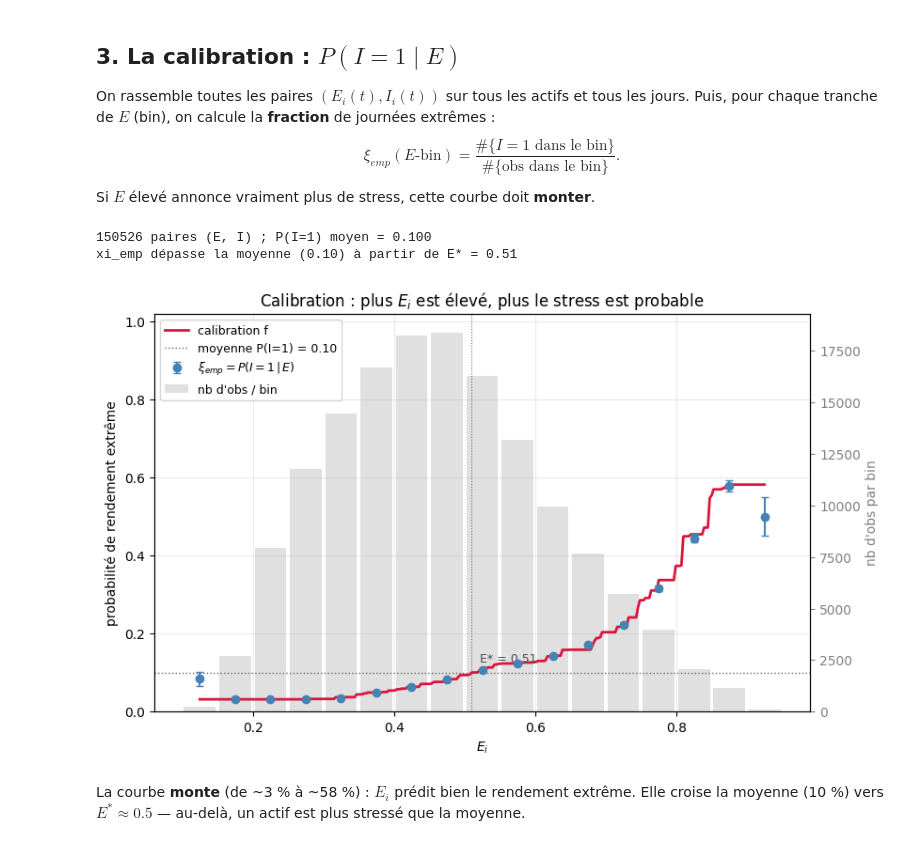
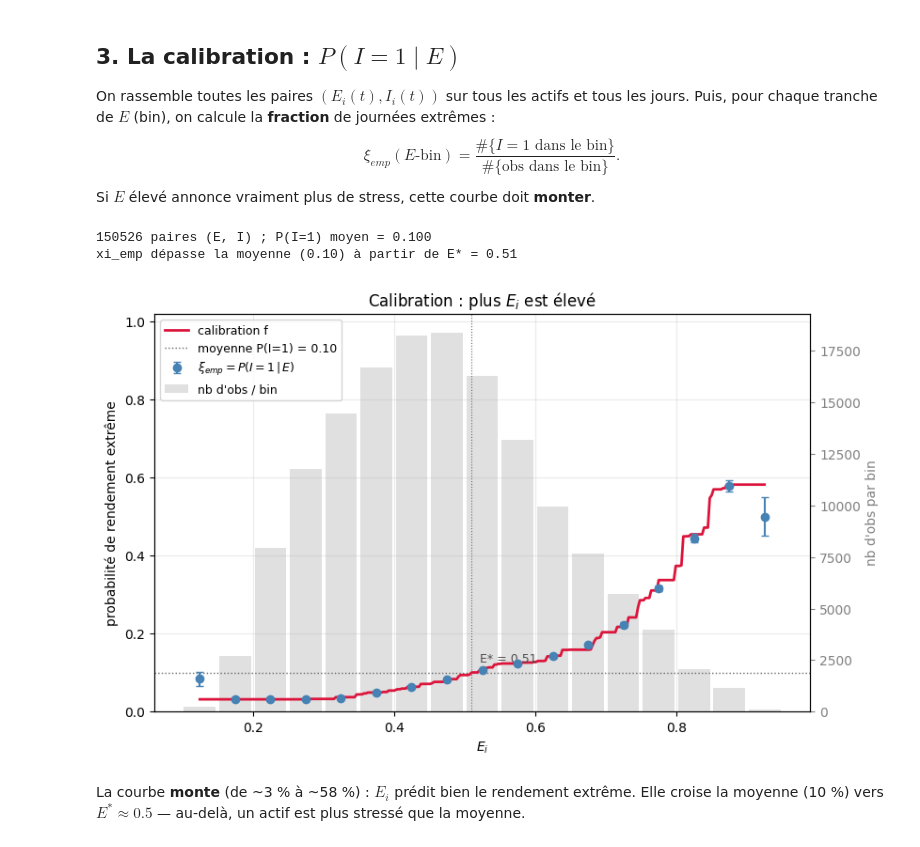
Before and after one commit to theodore34/contagion, a Jupyter notebook: notebooks/article.ipynb, the cells around one changed output. Saved outputs shown, nothing was run; the diff lists cells and outputs as text; code cells hidden in the pictures.

```diff
--- a/notebooks/article.ipynb
+++ b/notebooks/article.ipynb
@@ -118,35 +118,35 @@ Si $E$ élevé annonce vraiment plus de stress, cette courbe doit **monter**.
 mp  = analysis.build_mapping(ctx, q=0.90, kind='monotone')
 cur = mp.curve
 grid = np.linspace(cur['centers'].min(), cur['centers'].max(), 300)
 E_star = analysis.crossing(grid, mp.monotone(grid), mp.marginal)
 print(f"{mp.Ev.size} paires (E, I) ; P(I=1) moyen = {mp.marginal:.3f}")
 print(f"xi_emp dépasse la moyenne ({mp.marginal:.2f}) à partir de E* = {E_star:.2f}")
 
 fig, ax = plt.subplots(figsize=(9, 5.5))
 axb = ax.twinx()
 axb.bar(cur['centers'], cur['n'], width=0.045, color='0.88', zorder=0, label='nb d\'obs / bin')
 axb.set_ylabel("nb d'obs par bin", color='0.5'); axb.tick_params(axis='y', colors='0.5')
 axb.set_zorder(0); ax.set_zorder(1); ax.patch.set_visible(False)
 
 ax.errorbar(cur['centers'], cur['p'], yerr=cur['se'], fmt='o', ms=6, color='steelblue',
             ecolor='steelblue', capsize=3, zorder=4, label=r'$\xi_{emp}=P(I=1\,|\,E)$')
 ax.plot(grid, mp.monotone(grid), color='crimson', lw=2, zorder=3, label='calibration f')
 ax.axhline(mp.marginal, color='0.4', lw=1, ls=':', zorder=2,
            label=f'moyenne P(I=1) = {mp.marginal:.2f}')
 if E_star is not None:
     ax.axvline(E_star, color='0.4', lw=0.8, ls=':', zorder=2)
     ax.annotate(f'E* = {E_star:.2f}', (E_star, mp.marginal), textcoords='offset points',
                 xytext=(6, 8), fontsize=9, color='0.3')
 ax.set_xlabel(r'$E_i$'); ax.set_ylabel('probabilité de rendement extrême')
-ax.set_title(r'Calibration : plus $E_i$ est élevé, plus le stress est probable')
+ax.set_title(r'Calibration : plus $E_i$ est élevé')
 ax.set_ylim(0, max(1.0, cur['p'].max() + cur['se'].max()) * 1.02); ax.grid(alpha=0.25)
 h1, l1 = ax.get_legend_handles_labels(); h2, l2 = axb.get_legend_handles_labels()
 ax.legend(h1 + h2, l1 + l2, loc='upper left', fontsize=9)
 plt.show()
 # %% [output]
 150526 paires (E, I) ; P(I=1) moyen = 0.100
 xi_emp dépasse la moyenne (0.10) à partir de E* = 0.51
-[figure, old version]
+[figure, new version]
 # %% [markdown]
 La courbe **monte** (de ~3 % à ~58 %) : $E_i$ prédit bien le rendement extrême.
 Elle croise la moyenne (10 %) vers $E^*\approx0.5$ — au-delà, un actif est plus
```
Also changed, not shown: 36 other files.
